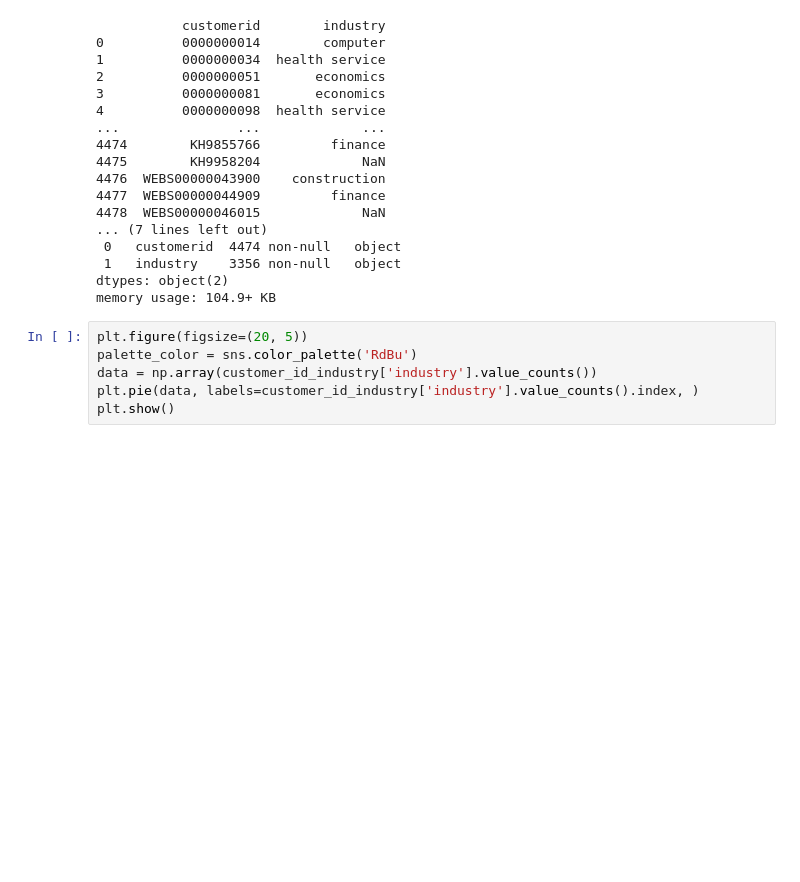
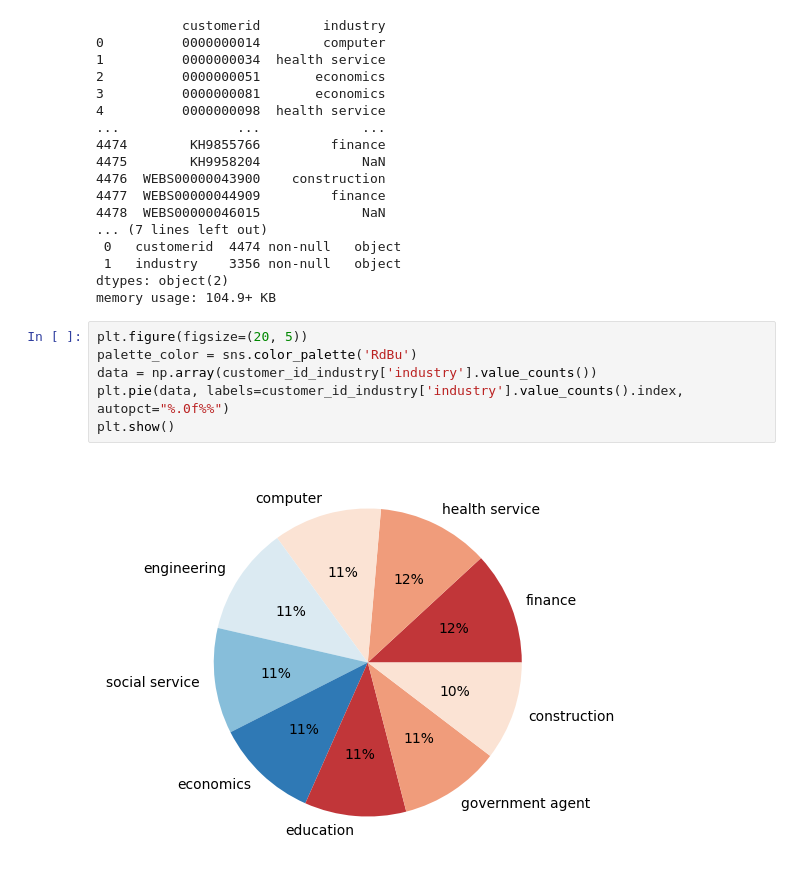
Before and after one commit to MinhDucNguyen9705/data_storytelling, a Jupyter notebook: customer_clean.ipynb, the cells around one changed output. Drawn from its saved outputs; the diff is of its cells as text; blank space fills up the shorter version.

```diff
--- a/customer_clean.ipynb
+++ b/customer_clean.ipynb
@@ -432,6 +432,8 @@ memory usage: 104.9+ KB
 # %%
 plt.figure(figsize=(20, 5))
 palette_color = sns.color_palette('RdBu')
 data = np.array(customer_id_industry['industry'].value_counts())
-plt.pie(data, labels=customer_id_industry['industry'].value_counts().index, )
+plt.pie(data, labels=customer_id_industry['industry'].value_counts().index, autopct="%.0f%%")
 plt.show()
+# %% [output]
+[figure, added]
```
Also changed, not shown: parts of 6 cells of this notebook, 1 other file.
